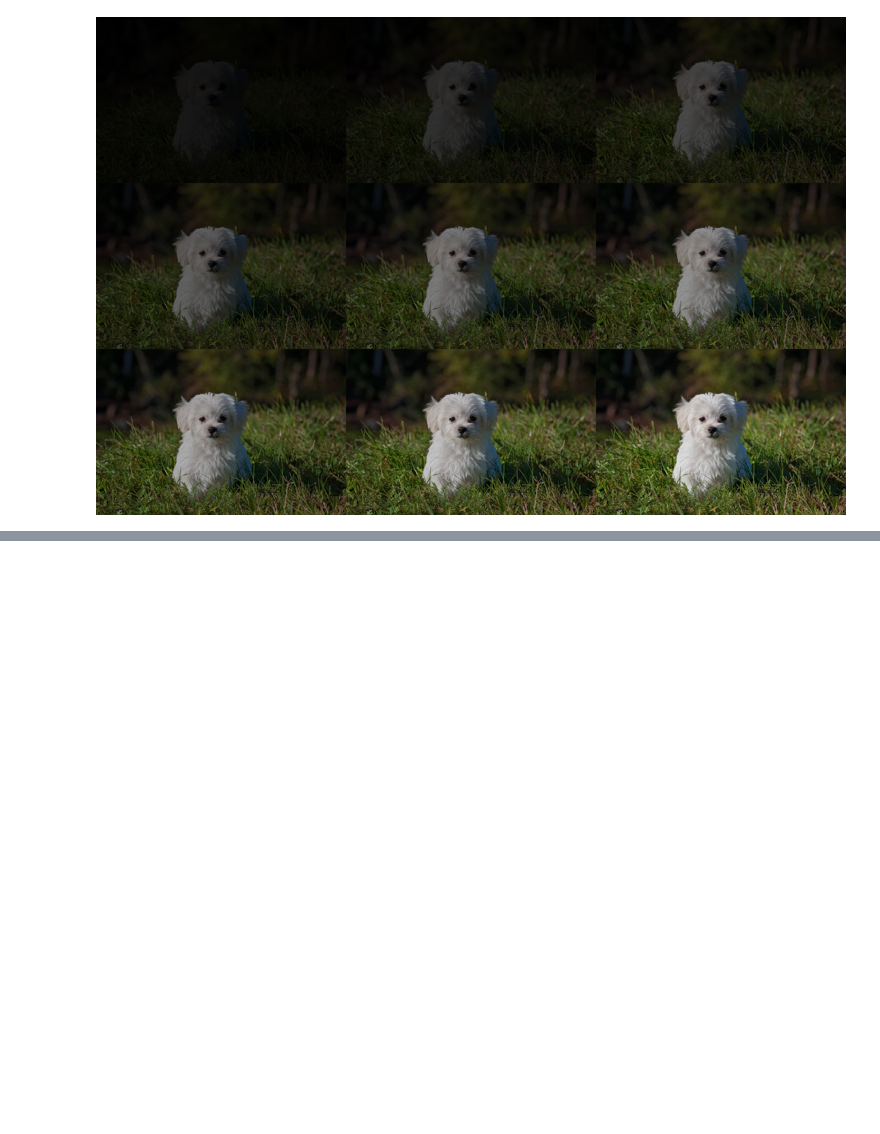
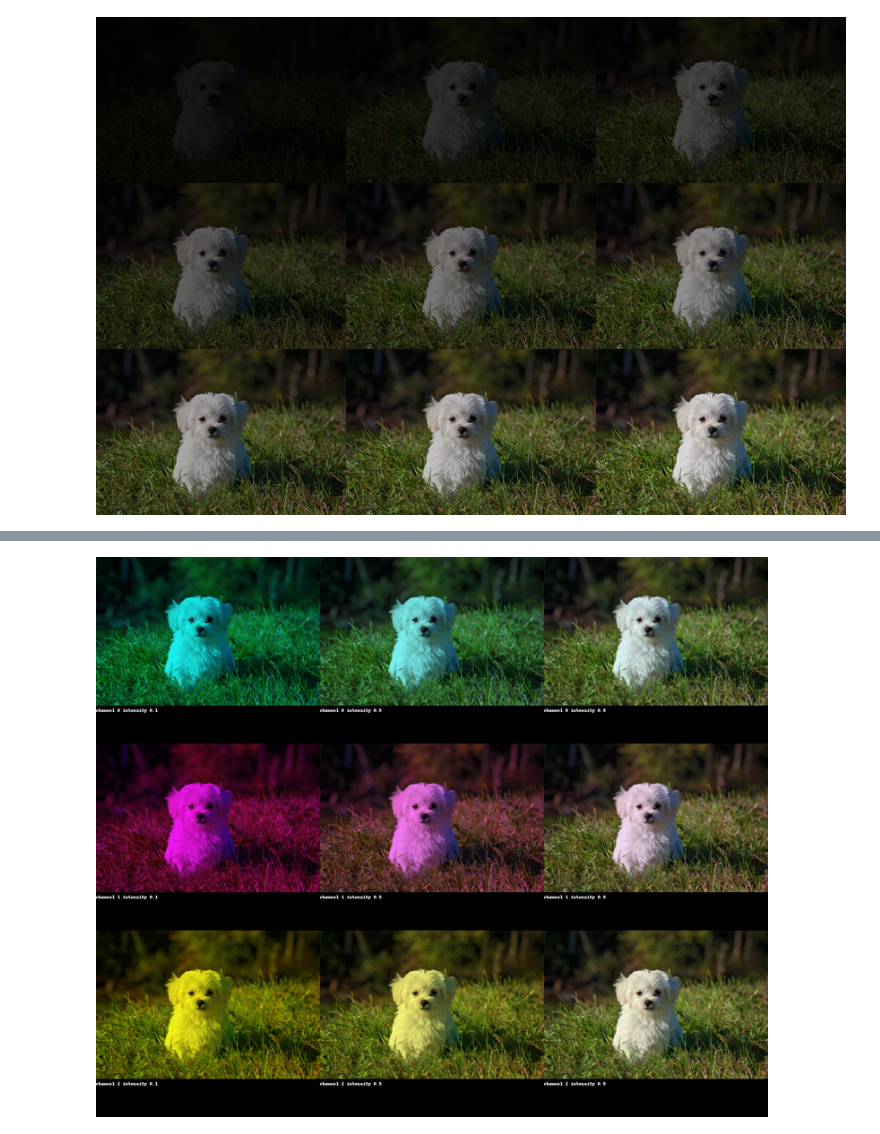
Before and after one commit to Naveen963/MachineLearning-Algorithms, a Jupyter notebook: PIL.ipynb, the cells around one changed output, grey strips where cells are left out. Drawn from its saved outputs; the diff is of its cells as text; code cells hidden in the pictures; blank space fills up the shorter version.

```diff
--- a/PIL.ipynb
+++ b/PIL.ipynb
@@ -51,7 +51,7 @@ from PIL import Image
 from PIL import ImageEnhance
 
 # read image and convert to RGB
-image=Image.open("/content/drive/My Drive/pics/dog-young-dog-small-dog-maltese.jpg")
+image=Image.open("dog-young-dog-small-dog-maltese.jpg")
 image=image.convert('RGB')
 
 # build a list of 9 images which have different brightnesses
@@ -84,0 +89,56 @@ display(contact_sheet)
+# %%
+
+import PIL
+from PIL import Image
+from PIL import ImageEnhance
+from PIL import ImageFont, ImageDraw
+
+# read image and convert to RGB
+image=Image.open("dog-young-dog-small-dog-maltese.jpg")
+image=image.convert('RGB')
+
+# build a list of 9 images which have different colors
+images=[]
+lables=[]
+#i defines the channel and j defines the intensity
+for i in range(3):
+    for j in (0.1,0.5,0.9):
+        # split the image into individual bands for RGB
+        source = image.split()
+        # process the selected band
+        mid = source[i].point(lambda x:x*j)
+        # paste the processed band back
+        source[i].paste(mid)
+        # build a new multiband image
+        im = Image.merge(image.mode, source)
+        #creating label texts list
+        lables.append('channel {} intensity {}'.format(i,j))
+        #creating images list
+        images.append(im)
+#specifying font type
+#font = ImageFont.truetype("dog-young-dog-small-dog-maltese/fanwood-webfont.ttf",75)
+
+# create a contact sheet from different color
+first_image=images[0]
+contact_sheet=PIL.Image.new(first_image.mode, (first_image.width*3,first_image.height*3+3*85))
+x=0
+y=0
+draw = ImageDraw.Draw(contact_sheet)
+for i,img in enumerate(images):
+    # Lets paste the current image into the contact sheet
+    contact_sheet.paste(img, (x, y) )
+    #adding the lable images
+    draw.text((x,y+first_image.height+5), lables[i])
+    # Now we update our X position. If it is going to be the width of the image, then we set it to 0
+    # and update Y as well to point to the next "line" of the contact sheet.
+    if x+first_image.width == contact_sheet.width:
+        x=0
+        y=y+first_image.height+85
+    else:
+        x=x+first_image.width
+
+# resize and display the contact sheet
+contact_sheet = contact_sheet.resize((int(contact_sheet.width/2),int(contact_sheet.height/2) ))
+display(contact_sheet)
+# %% [output]
+[figure, added]
```
Also changed, not shown: parts of 5 cells of this notebook.
